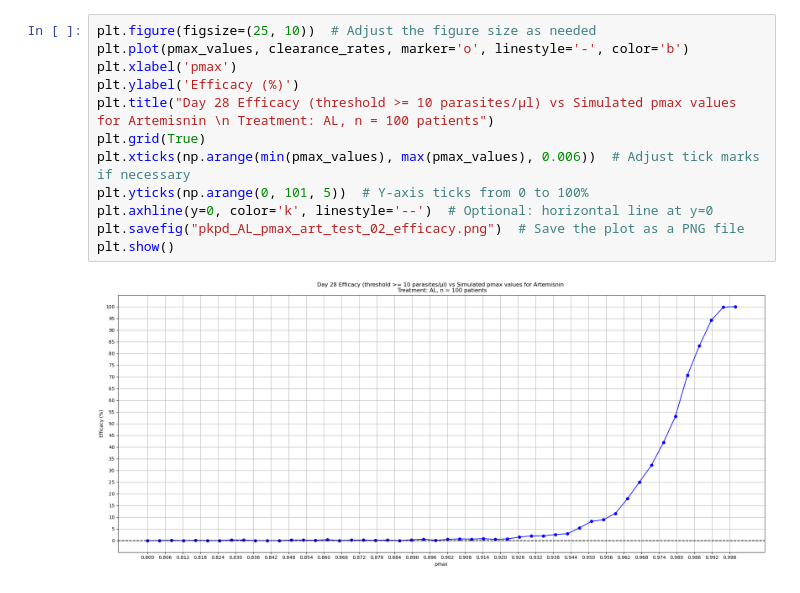
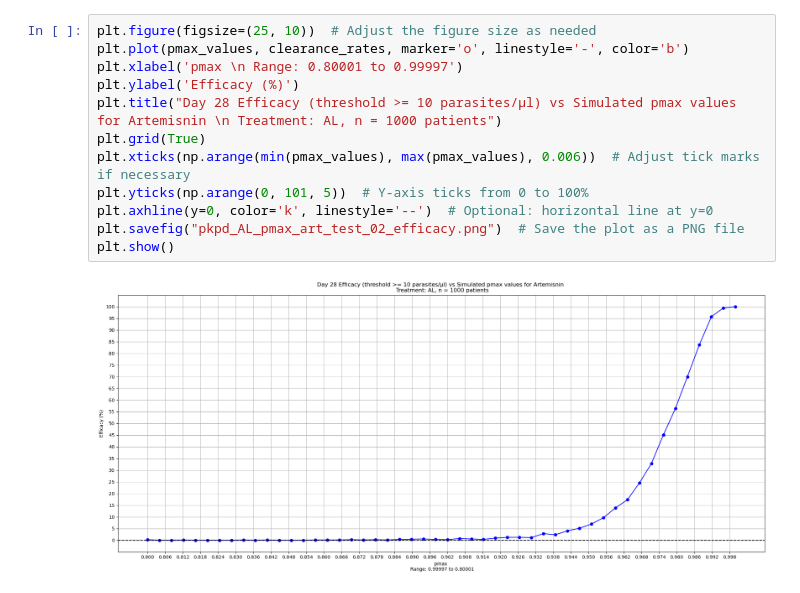
Before and after one commit to maciekboni/2019-test-ppq-pk, a Jupyter notebook: plots/AL/pkpd_AL/pfcrt+pfmdr1/bassat/art_efficacy_calibration.ipynb, the cells around one changed output. Cells and saved outputs as stored; diff of their text form.

Commit message:
calibrating pmax_art for 3-day art monotherapy

```diff
--- a/plots/AL/pkpd_AL/pfcrt+pfmdr1/bassat/art_efficacy_calibration.ipynb
+++ b/plots/AL/pkpd_AL/pfcrt+pfmdr1/bassat/art_efficacy_calibration.ipynb
@@ -234,17 +259,17 @@ DataFrame saved as pickle and CSV files successfully.
 # %%
 plt.figure(figsize=(25, 10))  # Adjust the figure size as needed
 plt.plot(pmax_values, clearance_rates, marker='o', linestyle='-', color='b')
-plt.xlabel('pmax')
+plt.xlabel('pmax \n Range: 0.80001 to 0.99997')
 plt.ylabel('Efficacy (%)')
-plt.title("Day 28 Efficacy (threshold >= 10 parasites/μl) vs Simulated pmax values for Artemisnin \n Treatment: AL, n = 100 patients")
+plt.title("Day 28 Efficacy (threshold >= 10 parasites/μl) vs Simulated pmax values for Artemisnin \n Treatment: AL, n = 1000 patients")
 plt.grid(True)
 plt.xticks(np.arange(min(pmax_values), max(pmax_values), 0.006))  # Adjust tick marks if necessary
 plt.yticks(np.arange(0, 101, 5))  # Y-axis ticks from 0 to 100%
 plt.axhline(y=0, color='k', linestyle='--')  # Optional: horizontal line at y=0
 plt.savefig("pkpd_AL_pmax_art_test_02_efficacy.png")  # Save the plot as a PNG file
 plt.show()
 # %% [output]
-[figure, old version]
+[figure, new version]
 # %%
 df
 # %% [output]
```
Also changed, not shown: parts of 30 cells of this notebook, 26 other files.
